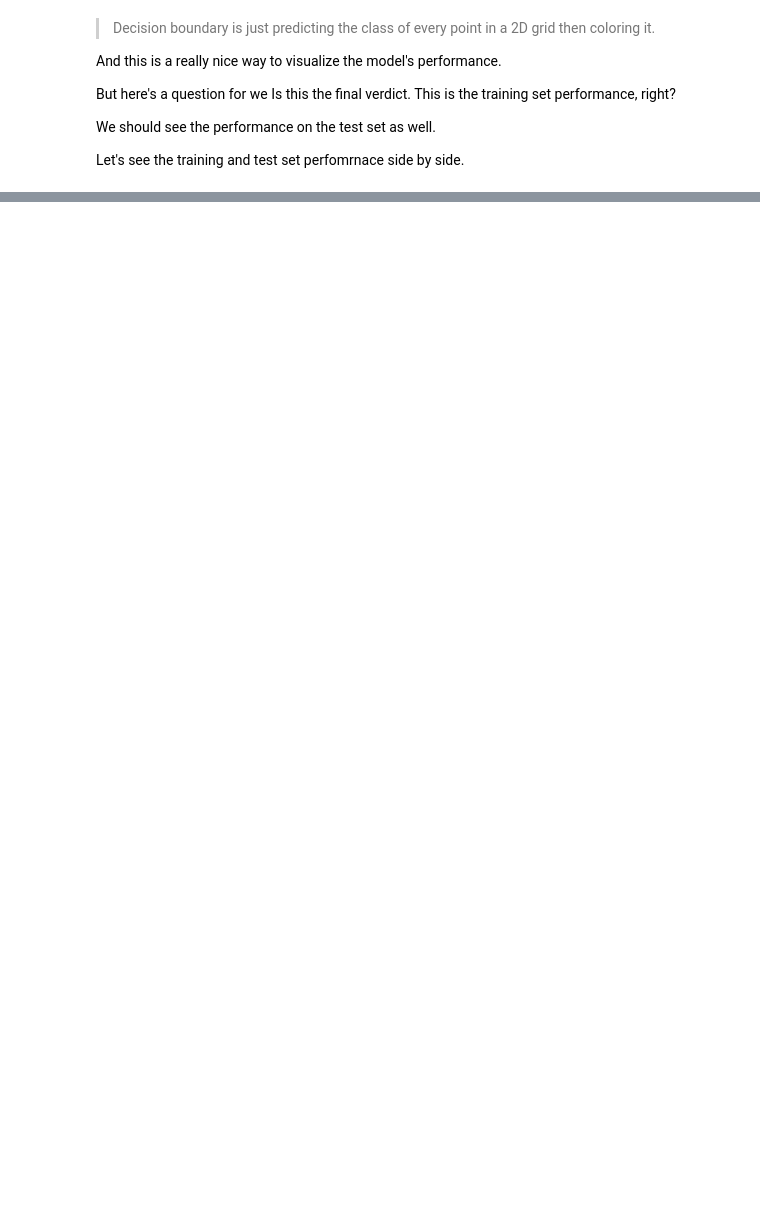
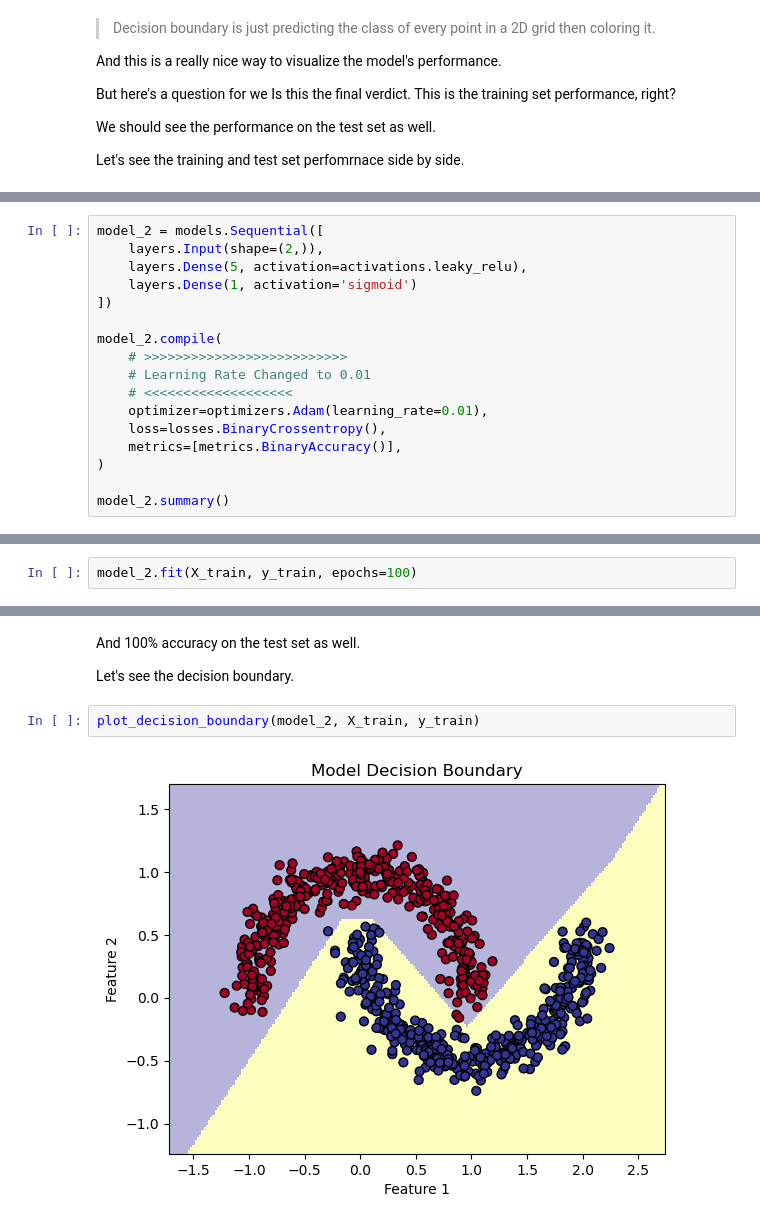
Before and after one commit to RishatTalukder/Deep_Learning_With_Tensorflow, a Jupyter notebook: 3_CLASSIFICATION/1_Neural_Network_Classification.ipynb, the cells around one changed output, grey strips where cells are left out. Drawn from its saved outputs; the diff is of its cells as text; blank space fills up the shorter version.

Commit message:
Add neural network classification notebook
Implement a comprehensive neural network classification tutorial covering model architecture, training, and evaluation techniques for classification tasks.

```diff
--- a/3_CLASSIFICATION/1_Neural_Network_Classification.ipynb
+++ b/3_CLASSIFICATION/1_Neural_Network_Classification.ipynb
@@ -534,0 +567,17 @@ Both seem very similler.
+# %%
+model_2 = models.Sequential([
+    layers.Input(shape=(2,)),
+    layers.Dense(5, activation=activations.leaky_relu),
+    layers.Dense(1, activation='sigmoid')
+])
+
+model_2.compile(
+    # >>>>>>>>>>>>>>>>>>>>>>>>>>
+    # Learning Rate Changed to 0.01
+    # <<<<<<<<<<<<<<<<<<<
+    optimizer=optimizers.Adam(learning_rate=0.01),
+    loss=losses.BinaryCrossentropy(),
+    metrics=[metrics.BinaryAccuracy()],
+)
+
+model_2.summary()
@@ -534,0 +610,2 @@ Both seem very similler.
+# %%
+model_2.fit(X_train, y_train, epochs=100)
@@ -534,0 +644,8 @@ Both seem very similler.
+# %% [markdown]
+And 100% accuracy on the test set as well.
+
+Let's see the decision boundary.
+# %%
+plot_decision_boundary(model_2, X_train, y_train)
+# %% [output]
+[figure, added]
```
Also changed, not shown: parts of 33 cells of this notebook.
